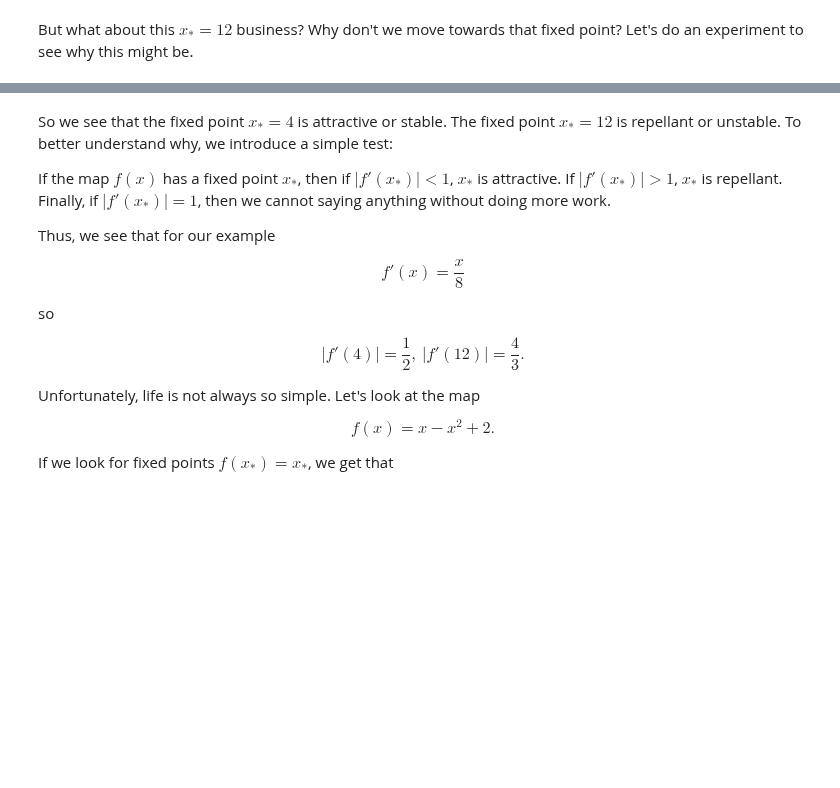
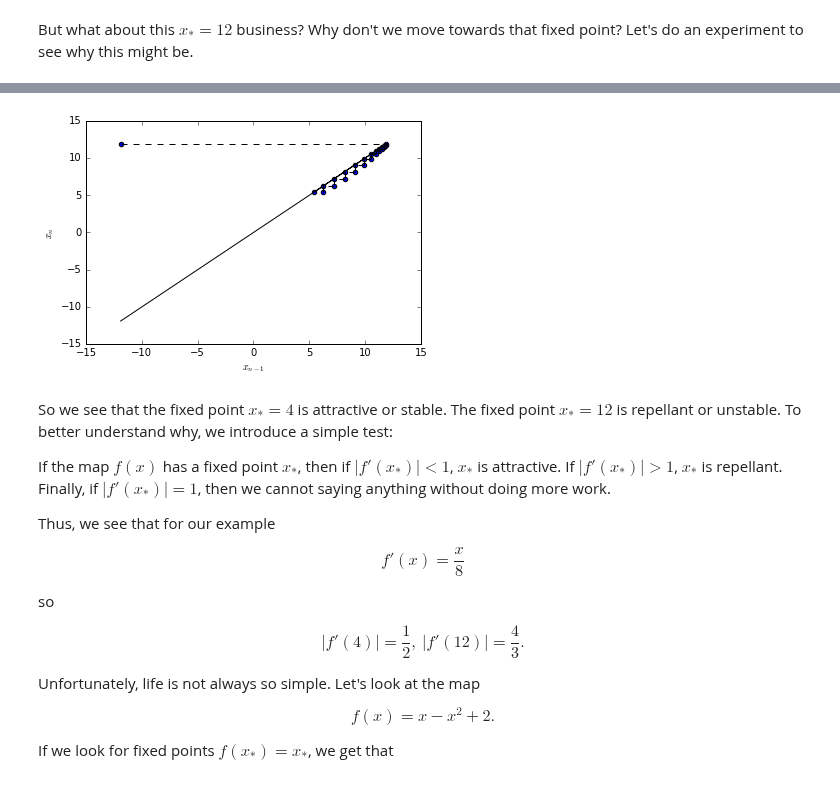
Before and after one commit to cwcurtis/Math-340-Notebooks, a Jupyter notebook: Lectures/Lecture - Chapter 37.ipynb, the cells around one changed output, grey strips where cells are left out. Drawn from its saved outputs; the diff is of its cells as text; code cells hidden in the pictures; blank space fills up the shorter version.

```diff
--- a/Lectures/Lecture - Chapter 37.ipynb
+++ b/Lectures/Lecture - Chapter 37.ipynb
@@ -97,5 +107,7 @@ cob_plot(lambda x: x**2/16.+3.,11.9,20)
 # %%
-cob_plot(lambda x: x**2/16.+3.,12.1,13)
+cob_plot(lambda x: x**2/16.+3.,-11.9,13)
+# %% [output]
+[figure, added]
 # %% [markdown]
 So we see that the fixed point $x_{\ast}=4$ is attractive or stable.  The fixed point $x_{\ast}=12$ is repellant or unstable.  To better understand why, we introduce a simple test:
 
```
Also changed, not shown: parts of 19 cells of this notebook.
